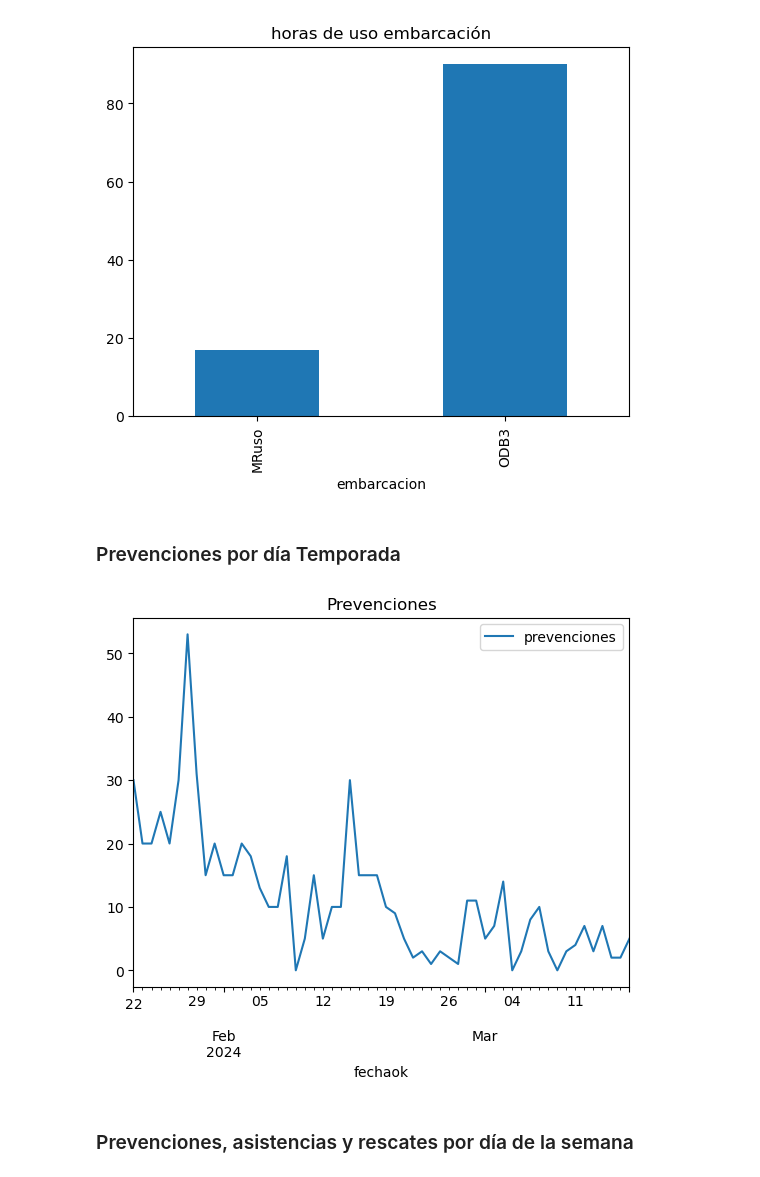
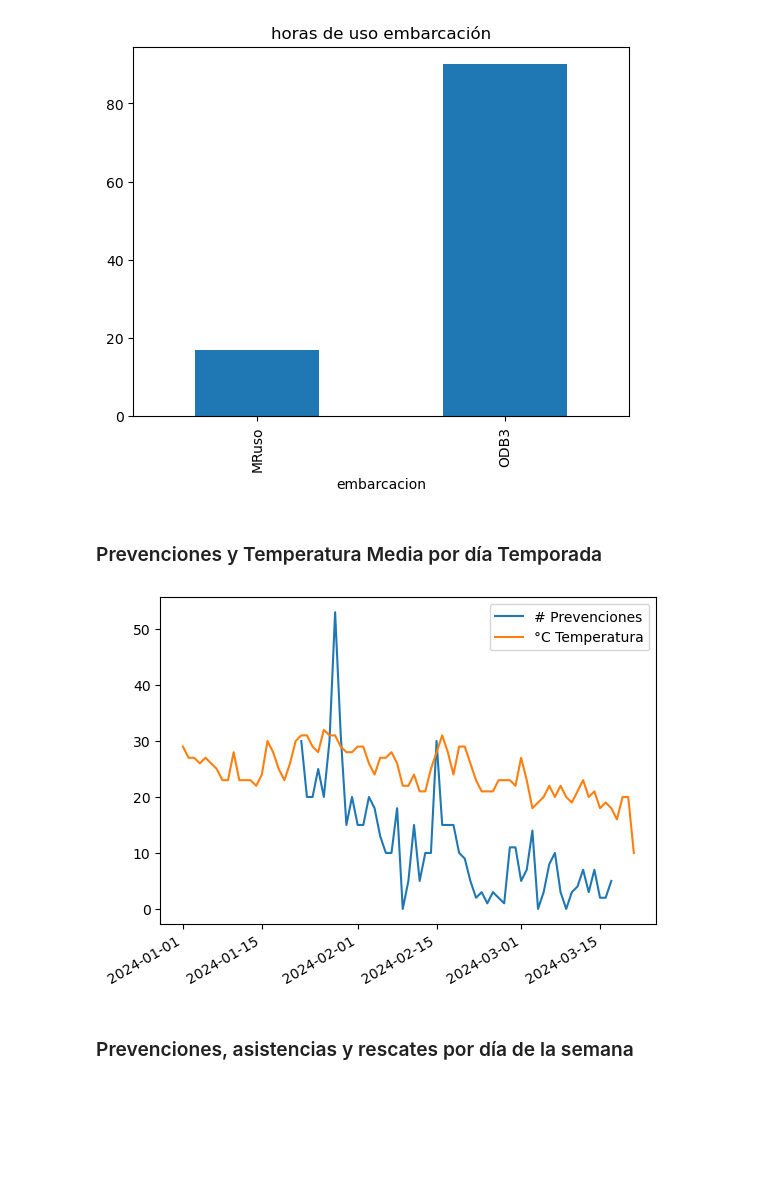
Before and after one commit to pkogan/pandas, a Jupyter notebook: Libro de Aguas.ipynb, the cells around one changed output. Drawn from its saved outputs; the diff is of its cells as text; code cells hidden in the pictures; blank space fills up the shorter version.

Commit message:
Temperatura

```diff
--- a/Libro de Aguas.ipynb
+++ b/Libro de Aguas.ipynb
@@ -65,6 +62,11 @@ df['dia_nombre']=df.apply(transform_dia_nombre, axis=1)
 #    return int(fila.index()/7)
 
 #df['semanaNumero']=df.apply(transform_nro_semana, axis=1)
+# %%
+df_temp = pd.read_csv("Temperatura.csv")
+df_temp['fecha']=pd.to_datetime(df_temp["fecha"], format='%d-%m-%Y')
+
+#df_temp
 # %% [markdown]
    ### Totales Temporada
 # %%
@@ -149,11 +154,23 @@ plt.show()
 [figure]
 [figure]
 # %% [markdown]
-### Prevenciones por día Temporada
+### Prevenciones y Temperatura Media por día Temporada
-# %%
-df.plot(kind='line',x='fechaok',y='prevenciones',title='Prevenciones')
-plt.show()
-# %% [output]
-[figure, removed]
+# %%
+#df.plot(kind='line',x='fechaok',y='prevenciones',title='Prevenciones')
+#df_temp.plot(kind='line',x='fecha',y='t.mean',title='Prevenciones')
+import matplotlib.dates as mdates
+fig, ax = plt.subplots()
+ax.plot(df['fechaok'],df['prevenciones'],label='# Prevenciones')
+ax.plot(df_temp['fecha'],df_temp['t.mean'],label='°C Temperatura')
+#ax.xaxis.set_minor_locator(mdates.MonthLocator() )
+
+#fig, axs = plt.subplots(3, 1, figsize=(6.4, 7), layout='constrained')
+# common to all three:
+fig.autofmt_xdate()
+
+plt.legend()
+plt.show()
+# %% [output]
+[figure, added]
 # %% [markdown]
 ### Prevenciones, asistencias y rescates por día de la semana
```
Also changed, not shown: parts of 7 cells of this notebook, 3 other files.
